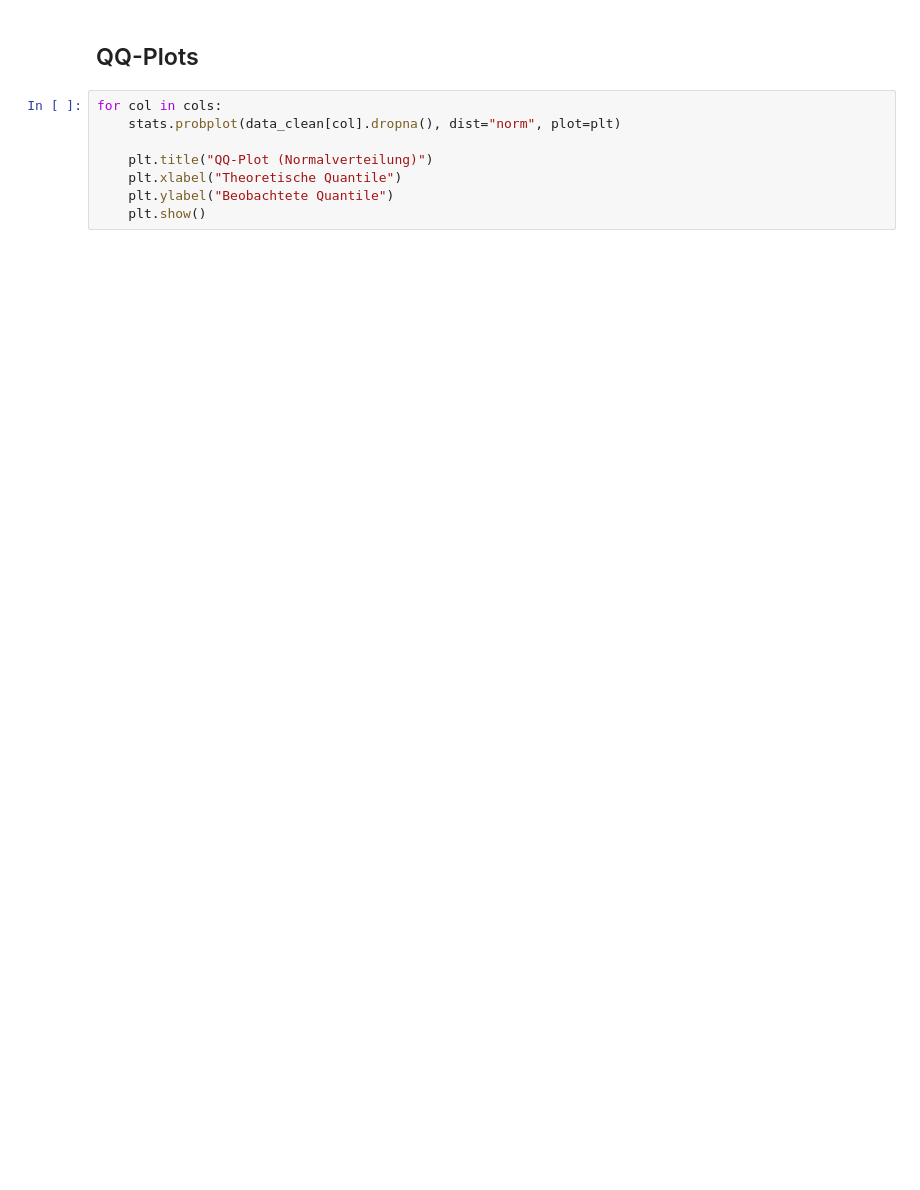
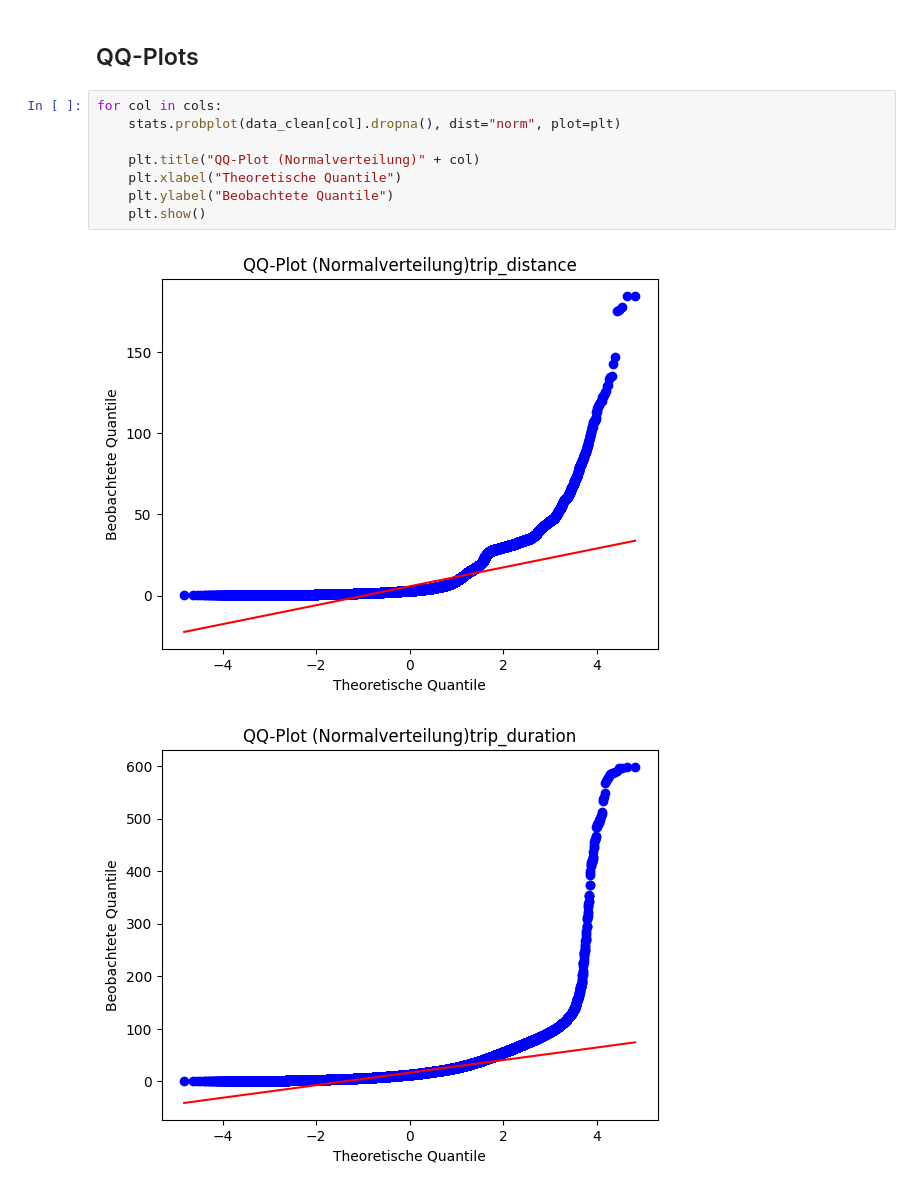
Before and after one commit to Benjam1nP/Statistic-Data-Sience-Project, a Jupyter notebook: notebooks/03_Ausreisserbehandlung.ipynb, the cells around one changed output. Drawn from its saved outputs; the diff is of its cells as text; blank space fills up the shorter version.

```diff
--- a/notebooks/03_Ausreisserbehandlung.ipynb
+++ b/notebooks/03_Ausreisserbehandlung.ipynb
@@ -345,8 +350,11 @@ Anzahl nur Modified-Z-Score-Ausreißer: 0
 # %%
 for col in cols:
     stats.probplot(data_clean[col].dropna(), dist="norm", plot=plt)
 
-    plt.title("QQ-Plot (Normalverteilung)")
+    plt.title("QQ-Plot (Normalverteilung)" + col)
     plt.xlabel("Theoretische Quantile")
     plt.ylabel("Beobachtete Quantile")
     plt.show()
+# %% [output]
+[figure, added]
+[figure, added]
```
Also changed, not shown: parts of 6 cells of this notebook.
